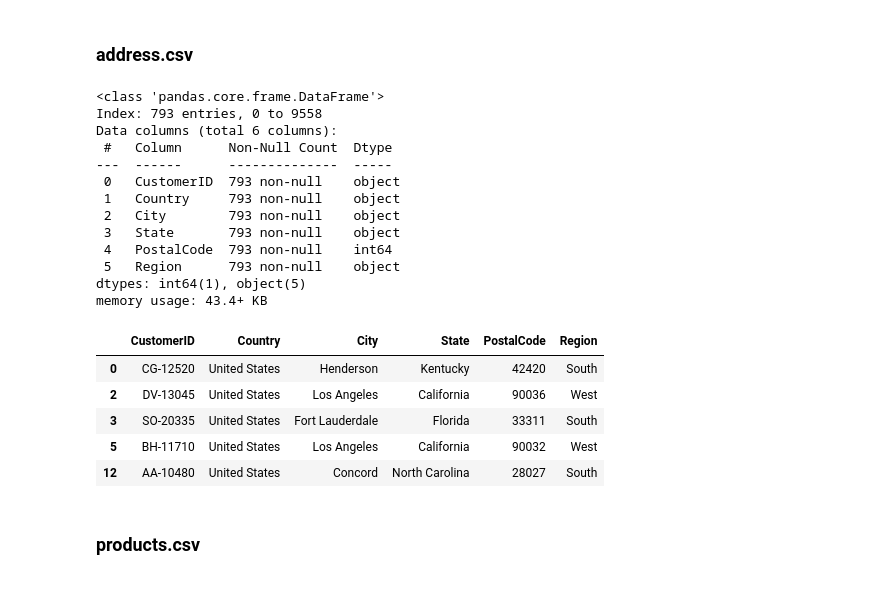
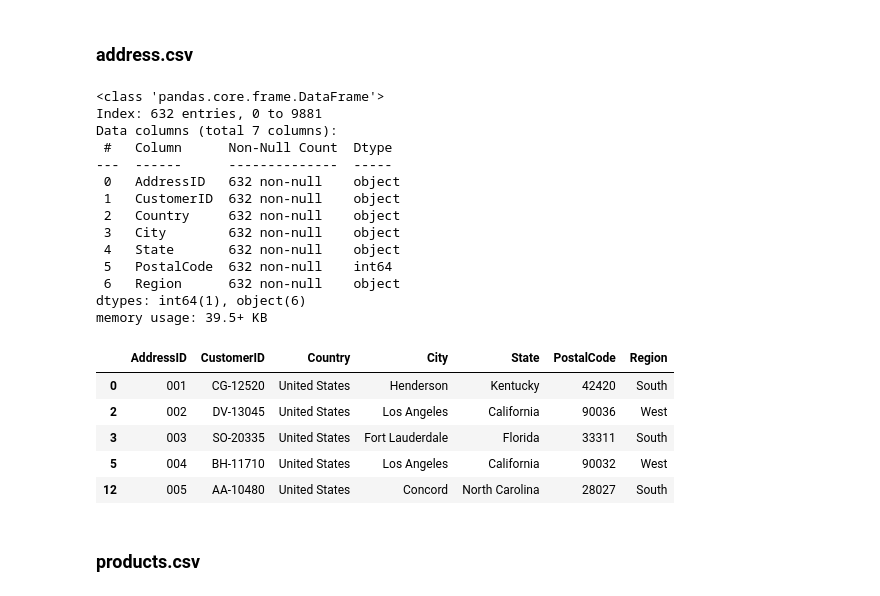
Before and after one commit to marcosmicozzi/Module02, a Jupyter notebook: m2p5s1.ipynb, the cells around one changed output. Drawn from its saved outputs; the diff is of its cells as text; code cells hidden in the pictures.

```diff
--- a/m2p5s1.ipynb
+++ b/m2p5s1.ipynb
@@ -116,0 +121,5 @@ updated_csv.head()
+# %%
+df_address = updated_csv[['Country', 'City', 'State', 'PostalCode', 'Region']].copy()
+df_address
+df_address_unique = df_address.drop_duplicates(subset=['Country', 'City', 'State', 'PostalCode', 'Region']).reset_index(drop=True)
+df_address_unique.info()
@@ -116,0 +141,5 @@ updated_csv.head()
+# %%
+df_address_unique['AddressID'] = [
+    f"{i:03d}" for i in range(1, len(df_address_unique) + 1)
+]
+df_address_unique
@@ -116,0 +162,7 @@ updated_csv.head()
+# %%
+updated_csv = updated_csv.merge(
+    df_address_unique,
+    on=['Country', 'City', 'State', 'PostalCode', 'Region'],
+    how='left'
+)
+updated_csv
@@ -116,0 +183,10 @@ updated_csv.head()
+# %%
+new_order2 = [
+    'RowID', 'OrderID', 'OrderDate', 'ShipDate', 'ShipMode',
+    'CustomerID', 'CustomerName', 'Segment', 'Country', 'City', 'State',
+    'PostalCode', 'Region', 'AddressID', 'ProductID', 'Category', 'SubCategory',
+    'ProductName', 'SupplierPrice', 'Quantity', 'SalePrice', 'Discount', 'Profit'
+]
+
+updated_csv = updated_csv[new_order2]
+updated_csv
@@ -270,30 +395,31 @@ shipping.to_csv("shipping.csv", index=False)
 # %% [markdown]
 ### address.csv
 # %%
-address = updated_csv[["CustomerID", "Country", "City", "State", "PostalCode", "Region"]].copy()
-address = address.drop_duplicates(subset="CustomerID")
+address = updated_csv[["AddressID", "CustomerID", "Country", "City", "State", "PostalCode", "Region"]].copy()
+address = address.drop_duplicates(subset="AddressID")
 address.info()
 address.head(5)
 # %% [output]
 <class 'pandas.core.frame.DataFrame'>
-Index: 793 entries, 0 to 9558
-Data columns (total 6 columns):
+Index: 632 entries, 0 to 9881
+Data columns (total 7 columns):
  #   Column      Non-Null Count  Dtype
 ---  ------      --------------  -----
- 0   CustomerID  793 non-null    object
- 1   Country     793 non-null    object
- 2   City        793 non-null    object
- 3   State       793 non-null    object
- 4   PostalCode  793 non-null    int64
- 5   Region      793 non-null    object
-dtypes: int64(1), object(5)
-memory usage: 43.4+ KB
+ 0   AddressID   632 non-null    object
+ 1   CustomerID  632 non-null    object
+ 2   Country     632 non-null    object
+ 3   City        632 non-null    object
+ 4   State       632 non-null    object
+ 5   PostalCode  632 non-null    int64
+ 6   Region      632 non-null    object
+dtypes: int64(1), object(6)
+memory usage: 39.5+ KB
-|  | CustomerID | Country | City | State | PostalCode | Region |
-| 0 | CG-12520 | United States | Henderson | Kentucky | 42420 | South |
-| 2 | DV-13045 | United States | Los Angeles | California | 90036 | West |
-| 3 | SO-20335 | United States | Fort Lauderdale | Florida | 33311 | South |
-| 5 | BH-11710 | United States | Los Angeles | California | 90032 | West |
-| 12 | AA-10480 | United States | Concord | North Carolina | 28027 | South |
+|  | AddressID | CustomerID | Country | City | State | PostalCode | Region |
+| 0 | 001 | CG-12520 | United States | Henderson | Kentucky | 42420 | South |
+| 2 | 002 | DV-13045 | United States | Los Angeles | California | 90036 | West |
+| 3 | 003 | SO-20335 | United States | Fort Lauderdale | Florida | 33311 | South |
+| 5 | 004 | BH-11710 | United States | Los Angeles | California | 90032 | West |
+| 12 | 005 | AA-10480 | United States | Concord | North Carolina | 28027 | South |
 # %%
 address.to_csv("address.csv", index=False)
 # %% [markdown]
```
Also changed, not shown: parts of 14 cells of this notebook, 5 other files.
